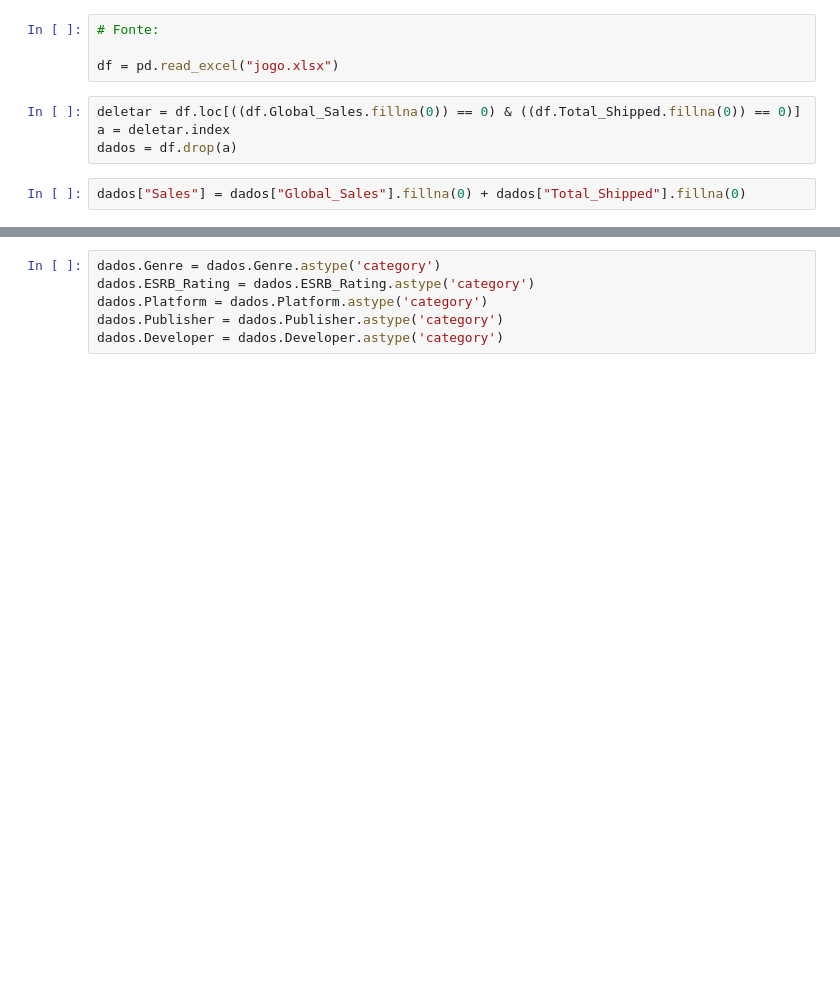
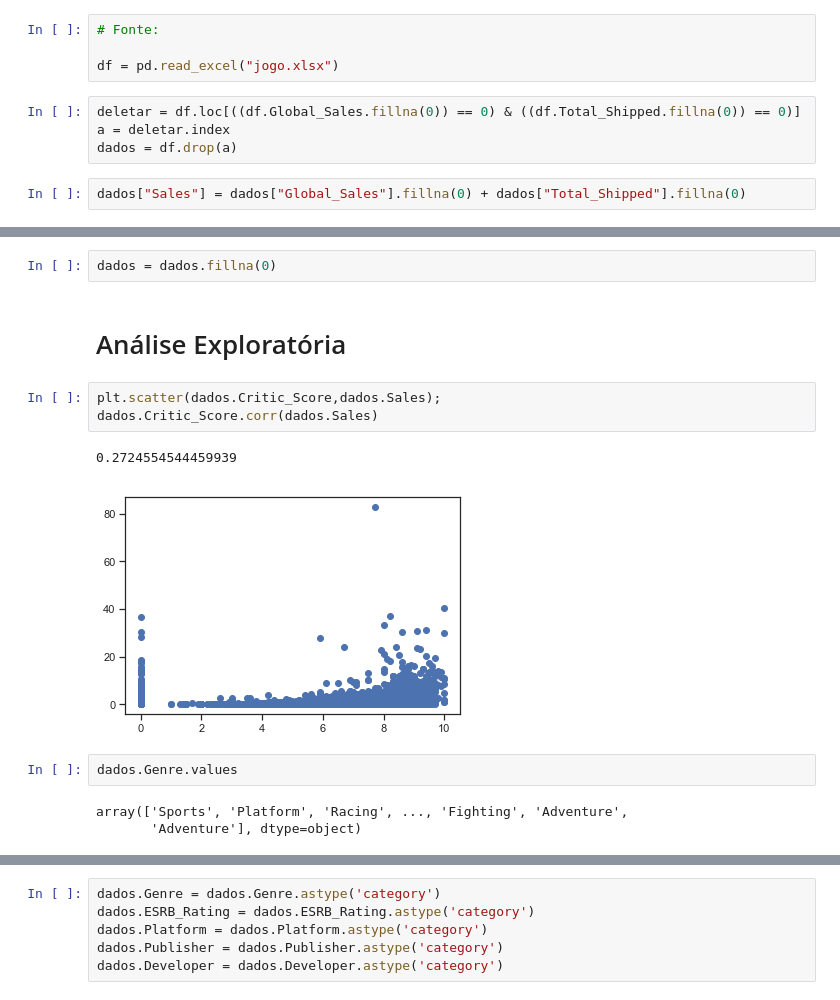
Before and after one commit to fernandocfbf/game-market-analysis-using-ml, a Jupyter notebook: P3 - Ciedados.ipynb, the cells around one changed output, grey strips where cells are left out. Saved outputs shown, nothing was run; the diff lists cells and outputs as text; blank space fills up the shorter version.

```diff
--- a/P3 - Ciedados.ipynb
+++ b/P3 - Ciedados.ipynb
@@ -61,0 +42,15 @@ dados
+# %%
+dados = dados.fillna(0)
+# %% [markdown]
+# Análise Exploratória
+# %%
+plt.scatter(dados.Critic_Score,dados.Sales);
+dados.Critic_Score.corr(dados.Sales)
+# %% [output]
+0.2724554544459939
+[figure, added]
+# %%
+dados.Genre.values
+# %% [output]
+array(['Sports', 'Platform', 'Racing', ..., 'Fighting', 'Adventure',
+       'Adventure'], dtype=object)
```
Also changed, not shown: parts of 17 cells of this notebook.
